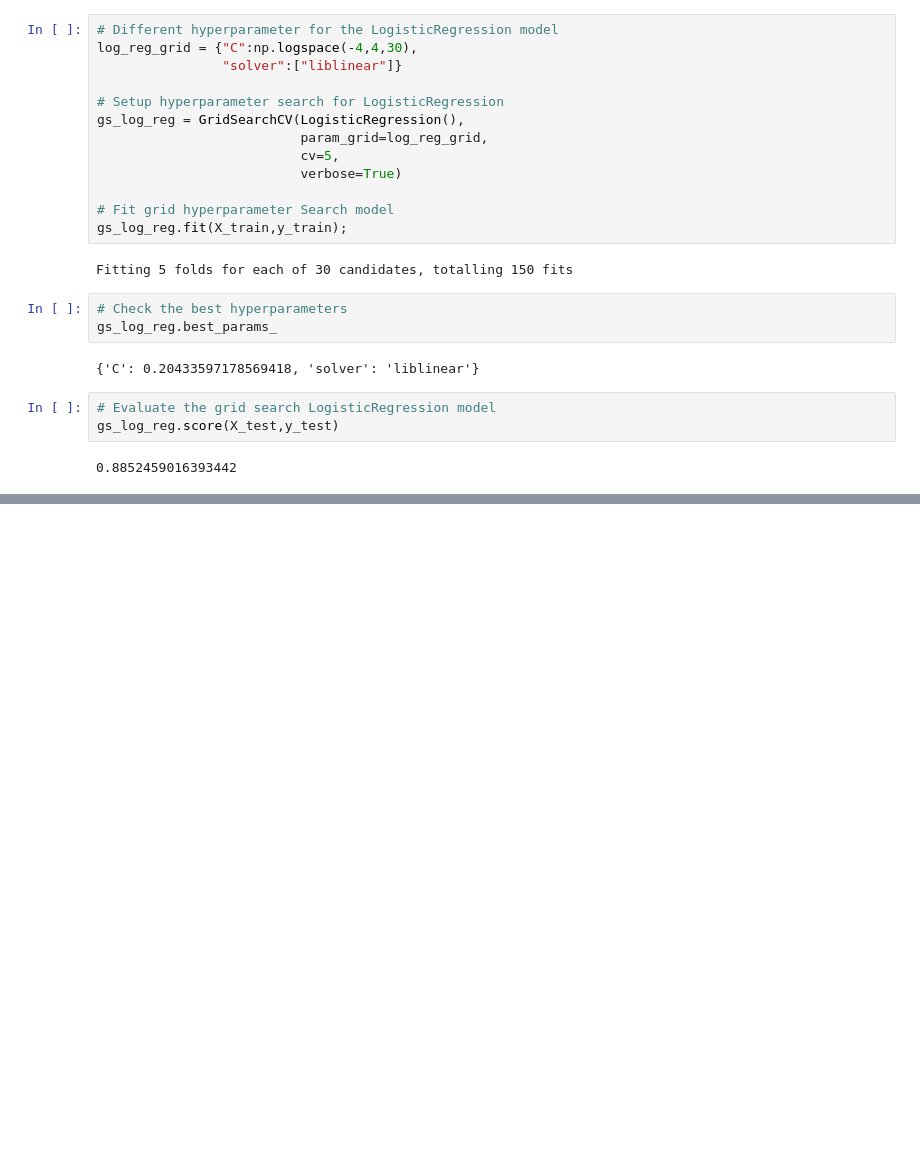
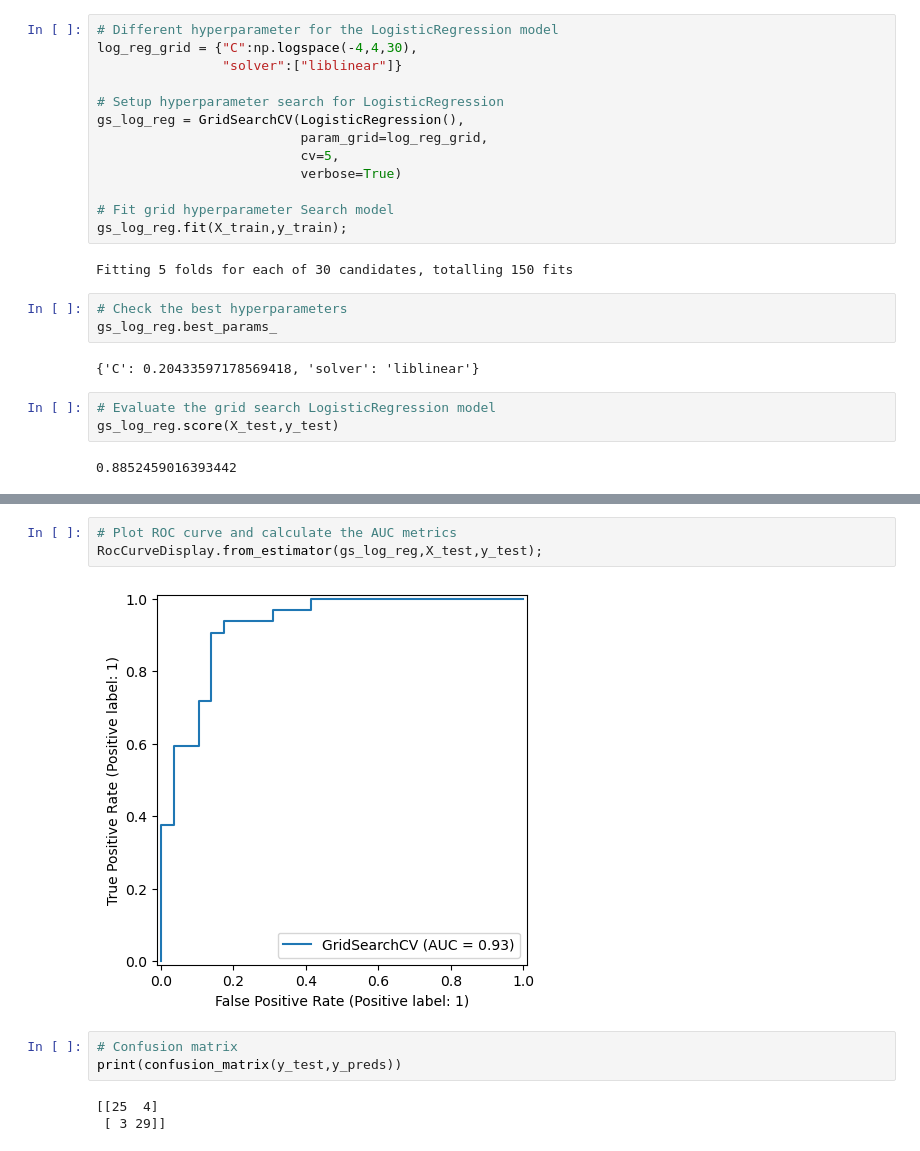
Before and after one commit to baafbass/heart-disease-classification, a Jupyter notebook: heart-disease-classification.ipynb, the cells around one changed output, grey strips where cells are left out. Cells and saved outputs as stored; diff of their text form; blank space fills up the shorter version.

```diff
--- a/heart-disease-classification.ipynb
+++ b/heart-disease-classification.ipynb
@@ -649,0 +670,11 @@ gs_log_reg.score(X_test,y_test)
+# %%
+# Plot ROC curve and calculate the AUC metrics
+RocCurveDisplay.from_estimator(gs_log_reg,X_test,y_test);
+# %% [output]
+[figure, added]
+# %%
+# Confusion matrix
+print(confusion_matrix(y_test,y_preds))
+# %% [output]
+[[25  4]
+ [ 3 29]]
```
Also changed, not shown: parts of 4 cells of this notebook.
